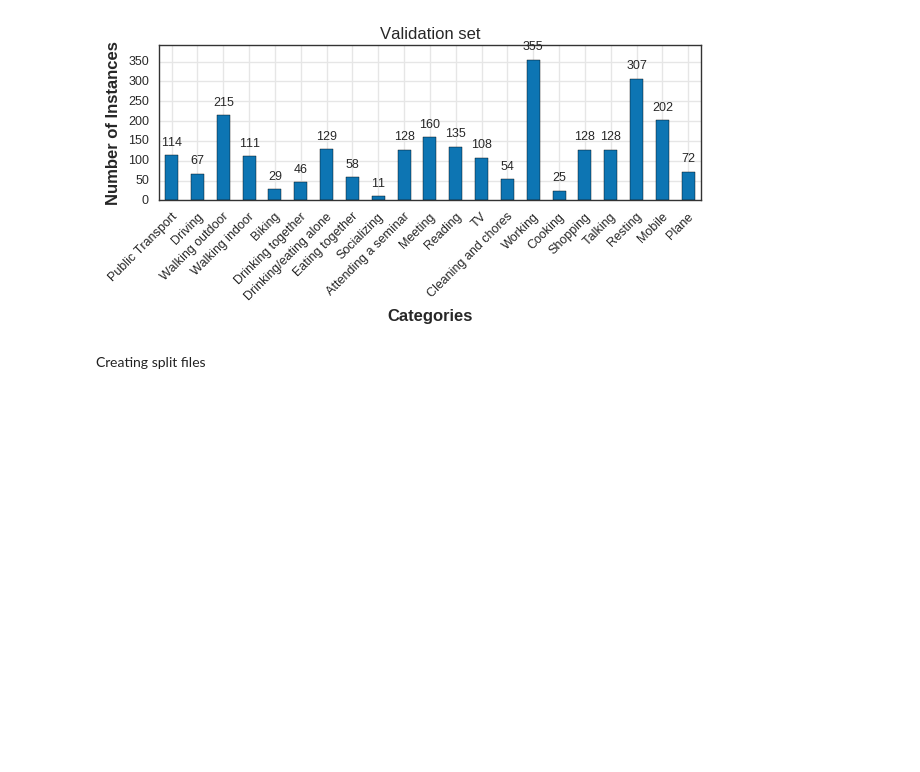
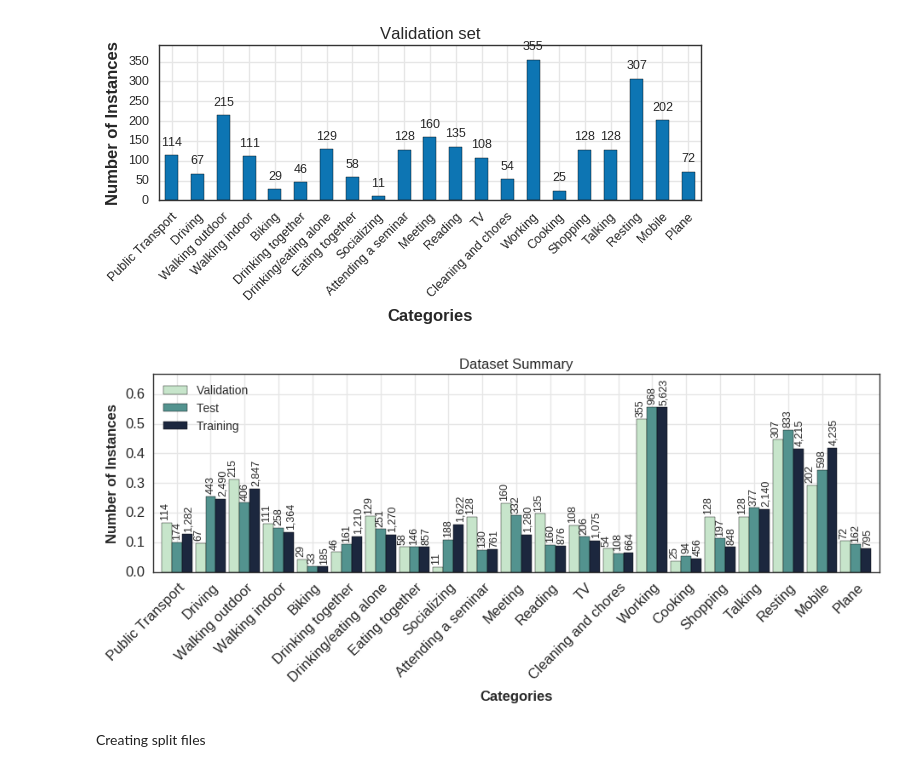
Before and after one commit to gorayni/iccv_epic_2017, a Jupyter notebook: Dataset split.ipynb, the cells around one changed output. Drawn from its saved outputs; the diff is of its cells as text; code cells hidden in the pictures; blank space fills up the shorter version.

```diff
--- a/Dataset split.ipynb
+++ b/Dataset split.ipynb
@@ -199,6 +199,48 @@ plt.show()
 [figure]
 [figure]
 [figure]
+# %%
+from pylab import annotate
+
+histograms = np.zeros((len(categories),3),dtype=np.float32)
+histograms[:,0] = validation_hist_sum
+histograms[:,1] = test_hist_sum
+histograms[:,2] = training_hist_sum
+
+norm_histograms = np.zeros((len(categories),3),dtype=np.float32)
+norm_histograms[:,0] = validation_hist_sum/ np.linalg.norm(validation_hist_sum)
+norm_histograms[:,1] = test_hist_sum/ np.linalg.norm(test_hist_sum)
+norm_histograms[:,2] = training_hist_sum/ np.linalg.norm(training_hist_sum)
+
+histogram = pd.DataFrame(data=norm_histograms,index=categories,columns=['Validation','Test','Training'])
+
+sns.color_palette()
+from matplotlib.colors import ListedColormap
+my_cmap = sns.light_palette("Navy", as_cmap=True)
+my_cmap = ListedColormap(sns.color_palette("muted", 3).as_hex())
+
+
+colors = sns.color_palette("hls", 8).as_hex()
+my_cmap = ListedColormap([colors[i] for i in [0,1,3]])
+
+my_cmap = sns.cubehelix_palette(rot=-.25,as_cmap=True)
+
+colors = sns.color_palette("Paired").as_hex()
+my_cmap = ListedColormap([colors[i] for i in [0,2,4]])
+
+my_cmap = sns.cubehelix_palette(rot=-.4,as_cmap=True)
+
+fig, ax = bs.plot_datasets_summary(histogram,figsize=(11,3),legend=False,width=0.9,annotate_cols=False,annot_rotation=45,colormap=my_cmap,title='Dataset Summary')
+for i, (index, row) in enumerate(histogram.iterrows()):
+    for j, col in enumerate(histogram.columns.values):
+        annotate('{:,.0f}'.format(histograms[i,j]), (i+0.35*(j-1), 0.01+row[col]), ha='center', va='bottom', fontsize=9, rotation=90)
+plt.ylim([0, 1.2 * histogram.values.max()])
+
+legend = ax.legend(loc='upper left', shadow=True)
+
+plt.savefig('dataset_summary.eps', format='eps', dpi=300, bbox_inches='tight')
+# %% [output]
+[figure, added]
 # %% [markdown]
 Creating split files
 # %%
```
Also changed, not shown: 4 other files.
